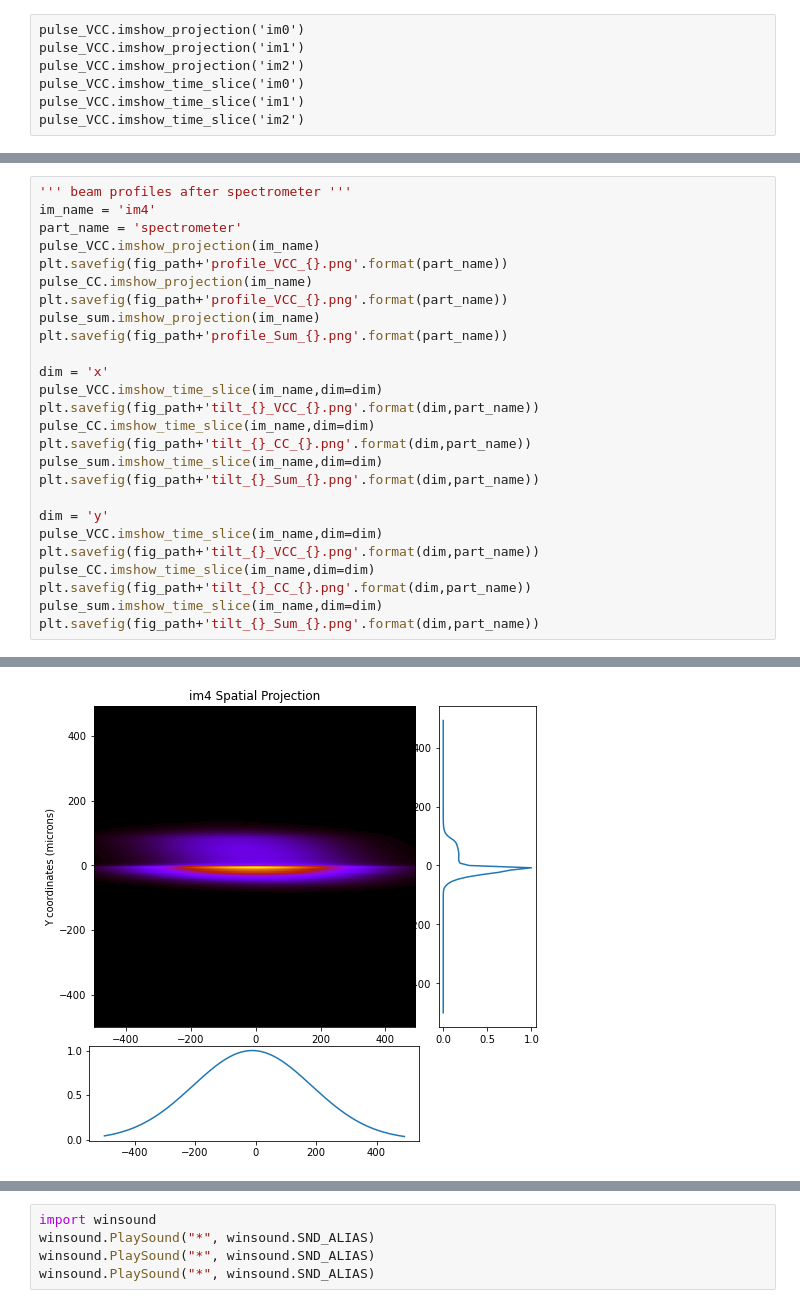
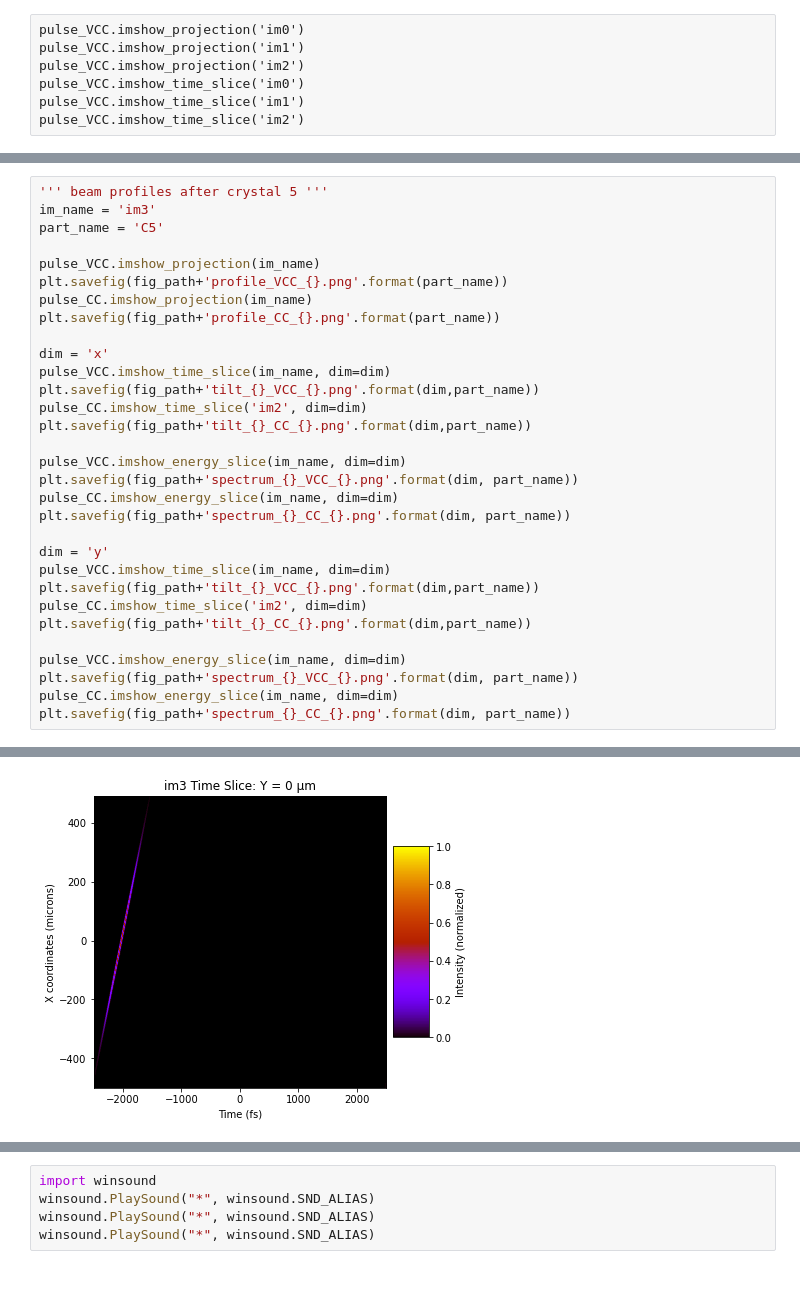
Before and after one commit to nanw0321/Fringe_crossing_interference_pattern, a Jupyter notebook: Ver_LCLS-spectrometer_hor.ipynb, the cells around one changed output, grey strips where cells are left out. Saved outputs shown, nothing was run; the diff lists cells and outputs as text; blank space fills up the shorter version.

Commit message:
Update: more profiles along the beamline

```diff
--- a/Ver_LCLS-spectrometer_hor.ipynb
+++ b/Ver_LCLS-spectrometer_hor.ipynb
@@ -315,27 +322,32 @@ plt.savefig(fig_path+'tilt_{}_CC_{}.png'.format(dim,part_name))
 # %%
-''' beam profiles after spectrometer '''
-im_name = 'im4'
-part_name = 'spectrometer'
+''' beam profiles after crystal 5 '''
+im_name = 'im3'
+part_name = 'C5'
+
 pulse_VCC.imshow_projection(im_name)
 plt.savefig(fig_path+'profile_VCC_{}.png'.format(part_name))
 pulse_CC.imshow_projection(im_name)
-plt.savefig(fig_path+'profile_VCC_{}.png'.format(part_name))
-pulse_sum.imshow_projection(im_name)
-plt.savefig(fig_path+'profile_Sum_{}.png'.format(part_name))
+plt.savefig(fig_path+'profile_CC_{}.png'.format(part_name))
 
 dim = 'x'
-pulse_VCC.imshow_time_slice(im_name,dim=dim)
+pulse_VCC.imshow_time_slice(im_name, dim=dim)
 plt.savefig(fig_path+'tilt_{}_VCC_{}.png'.format(dim,part_name))
-pulse_CC.imshow_time_slice(im_name,dim=dim)
+pulse_CC.imshow_time_slice('im2', dim=dim)
 plt.savefig(fig_path+'tilt_{}_CC_{}.png'.format(dim,part_name))
-pulse_sum.imshow_time_slice(im_name,dim=dim)
-plt.savefig(fig_path+'tilt_{}_Sum_{}.png'.format(dim,part_name))
+
+pulse_VCC.imshow_energy_slice(im_name, dim=dim)
+plt.savefig(fig_path+'spectrum_{}_VCC_{}.png'.format(dim, part_name))
+pulse_CC.imshow_energy_slice(im_name, dim=dim)
+plt.savefig(fig_path+'spectrum_{}_CC_{}.png'.format(dim, part_name))
 
 dim = 'y'
-pulse_VCC.imshow_time_slice(im_name,dim=dim)
+pulse_VCC.imshow_time_slice(im_name, dim=dim)
 plt.savefig(fig_path+'tilt_{}_VCC_{}.png'.format(dim,part_name))
-pulse_CC.imshow_time_slice(im_name,dim=dim)
+pulse_CC.imshow_time_slice('im2', dim=dim)
 plt.savefig(fig_path+'tilt_{}_CC_{}.png'.format(dim,part_name))
-pulse_sum.imshow_time_slice(im_name,dim=dim)
-plt.savefig(fig_path+'tilt_{}_Sum_{}.png'.format(dim,part_name))
+
+pulse_VCC.imshow_energy_slice(im_name, dim=dim)
+plt.savefig(fig_path+'spectrum_{}_VCC_{}.png'.format(dim, part_name))
+pulse_CC.imshow_energy_slice(im_name, dim=dim)
+plt.savefig(fig_path+'spectrum_{}_CC_{}.png'.format(dim, part_name))
 # %% [output]
@@ -344 +356 @@ plt.savefig(fig_path+'tilt_{}_Sum_{}.png'.format(dim,part_name))
-[figure, old version]
+[figure, new version]
```
Also changed, not shown: parts of 9 cells of this notebook, 49 other files.
